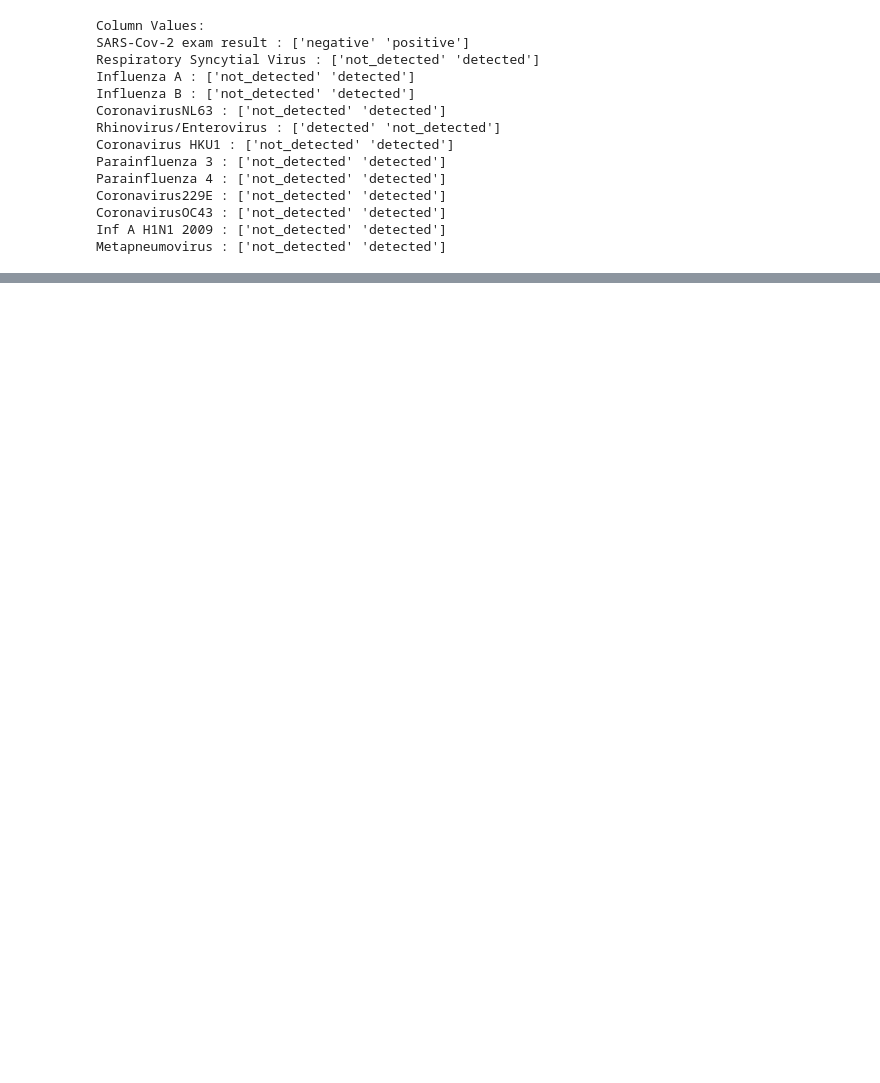
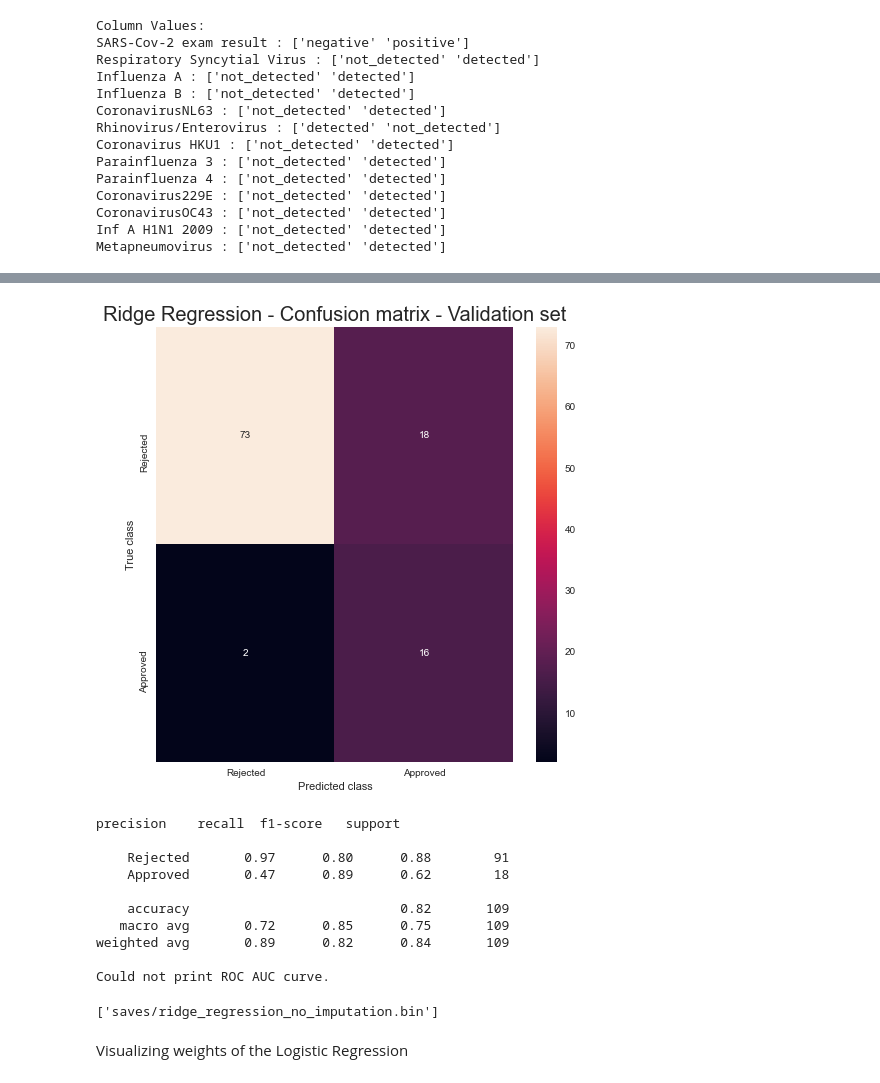
Before and after one commit to lucasthim/covid19-prediction, a Jupyter notebook: 01_exploratory_analysis_pre_treatment.ipynb, the cells around one changed output, grey strips where cells are left out. Cells and saved outputs as stored; diff of their text form; code cells hidden in the pictures; blank space fills up the shorter version.

```diff
--- a/01_exploratory_analysis_pre_treatment.ipynb
+++ b/01_exploratory_analysis_pre_treatment.ipynb
@@ -429,0 +377,13 @@ df_weights
+# %%
+ridge_regression_params = {
+    'alpha' : [1,10,100],
+    'solver' : ['auto', 'svd', 'lsqr']
+}
+
+best_ridge,best_ridge_params,best_ridge_score = model_utils.find_best_classification_model_with_cross_validation(
+    RidgeClassifier(random_state=0, class_weight = 'balanced'),
+    ridge_regression_params,
+    X_train_norm.values,
+    y_train.values.ravel(),
+    k_folds = 5,
+    metric = score)
@@ -429,0 +398,19 @@ df_weights
+# %%
+df_result = model_utils.predict(best_ridge,X_validation_norm,y_validation);
+metrics_utils.evalute_model_performance(best_ridge, 'Ridge Regression',X_validation_norm,y_validation,df_result)
+dump(best_ridge, 'saves/ridge_regression_no_imputation.bin', compress=True)
+# %% [output]
+[figure, added]
+precision    recall  f1-score   support
+
+    Rejected       0.97      0.80      0.88        91
+    Approved       0.47      0.89      0.62        18
+
+    accuracy                           0.82       109
+   macro avg       0.72      0.85      0.75       109
+weighted avg       0.89      0.82      0.84       109
+
+Could not print ROC AUC curve.
+['saves/ridge_regression_no_imputation.bin']
+# %% [markdown]
+Visualizing weights of the Logistic Regression
```
Also changed, not shown: parts of 45 cells of this notebook, 6 other files.
